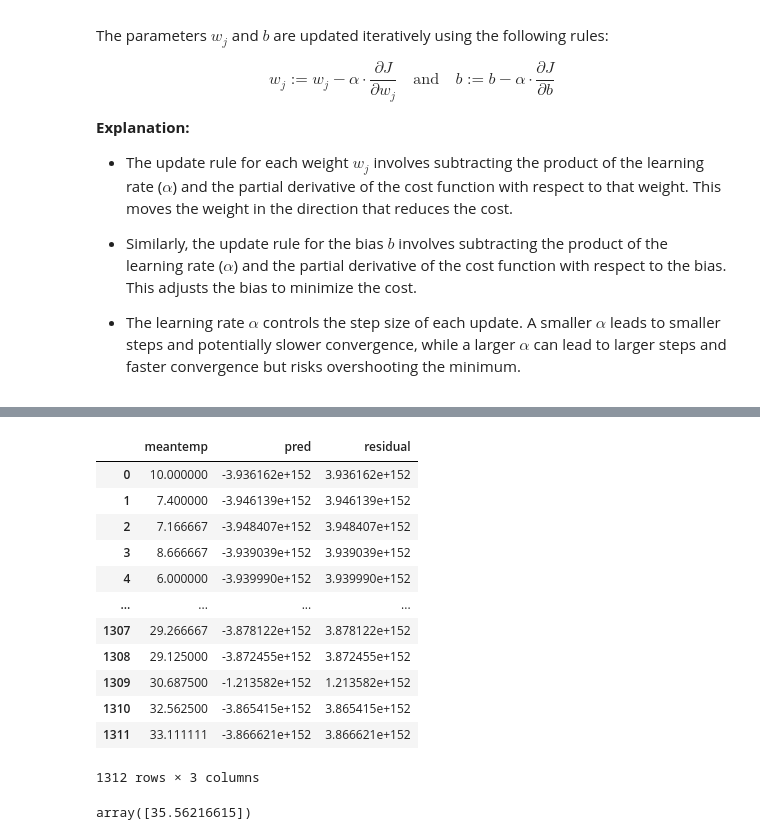
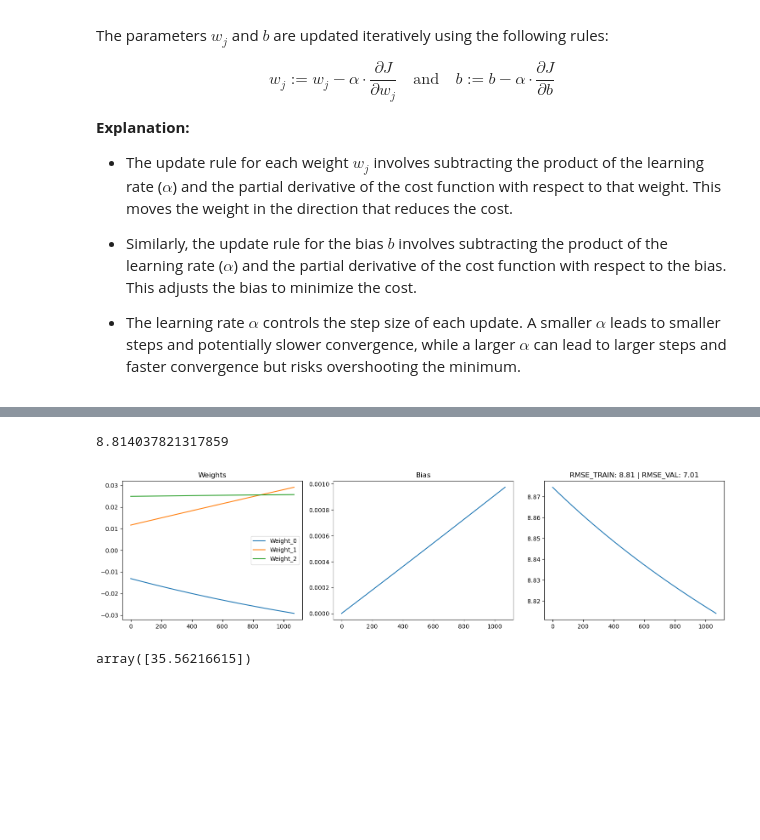
Before and after one commit to GuilhermeKnipl/Data-Science-Lab, a Jupyter notebook: DEEPL_From_Scratch/Simple_Grad.ipynb, the cells around one changed output, grey strips where cells are left out. Saved outputs shown, nothing was run; the diff lists cells and outputs as text; code cells hidden in the pictures; blank space fills up the shorter version.

```diff
--- a/DEEPL_From_Scratch/Simple_Grad.ipynb
+++ b/DEEPL_From_Scratch/Simple_Grad.ipynb
@@ -82,11 +96,11 @@ W_SIZE = len(list(features))
 
 weights = np.array([])
 bias = 0 #random.random()*0.001
+weights = [-0.01307698, 0.01161902, 0.02491889]
+#for w in range(W_SIZE):
+#    weights = np.append(weights,0.0001) #np.append(weights,random.random() * 0.000001)
 
-for w in range(W_SIZE):
-    weights = 0.0 #np.append(weights,random.random() * 0.000001)
-
-lr = 0.001
+lr = 0.000001
 
 m, n = X_train.shape
 x = X_train.values
@@ -98,7 +112,7 @@ bias_hist = []
 loss_hist = []
 
 
-for epoch in range(50):
+for epoch in range(1070):
         if np.any(np.isnan(weights)) or np.any(np.isinf(weights)):
             print("Numerical instability detected")
             break
@@ -109,8 +123,8 @@ for epoch in range(50):
 
         mse  = np.mean((pred - y)**2)
         rmse = np.sqrt(mse)
-        if epoch % 50 == 0:
-            print("RMSE", rmse)
+        if epoch % 100 == 0:
+            print("MSE", mse)
 
 
 
@@ -121,7 +135,7 @@ for epoch in range(50):
         weights -= lr * dw
         bias -= lr * db
 
-        cost_hist.append(error)
+        cost_hist.append(mse)
         weight_hist.append(weights.copy())
         bias_hist.append(bias)
         loss_hist.append(rmse)
@@ -140,23 +159,28 @@ plt.plot(np.arange(len(weight_hist)),weight_hist)
+# %%
+loss_hist[len(loss_hist)-1]
+# %% [output]
+8.814037821317859
 # %%
-pred_last_train = X_train.dot(weights) + bias
-grad_results = y_train.copy()
+pred_last_train = X_val.dot(weights) + bias
+grad_results = y_val.copy()
 grad_results['pred'] = pred_last_train
-grad_results['residual'] = y - grad_results['pred']
-grad_results
+grad_results['residual'] = y_val.iloc[:,0] - grad_results['pred']
+val_rmse = root_mean_squared_error(grad_results['meantemp'],grad_results['pred'])
-# %% [output]
-|  | meantemp | pred | residual |
-| 0 | 10.000000 | -3.936162e+152 | 3.936162e+152 |
-| 1 | 7.400000 | -3.946139e+152 | 3.946139e+152 |
-| 2 | 7.166667 | -3.948407e+152 | 3.948407e+152 |
-| 3 | 8.666667 | -3.939039e+152 | 3.939039e+152 |
-| 4 | 6.000000 | -3.939990e+152 | 3.939990e+152 |
-| ... | ... | ... | ... |
-| 1307 | 29.266667 | -3.878122e+152 | 3.878122e+152 |
-| 1308 | 29.125000 | -3.872455e+152 | 3.872455e+152 |
-| 1309 | 30.687500 | -1.213582e+152 | 1.213582e+152 |
-| 1310 | 32.562500 | -3.865415e+152 | 3.865415e+152 |
-| 1311 | 33.111111 | -3.866621e+152 | 3.866621e+152 |
-1312 rows × 3 columns
+# %%
+fig, ax =plt.subplots(1,3 , figsize=(15,4))
+ax[0].set_title("Weights")
+for w in range(W_SIZE):
+    ax[0].plot([entry[w] for entry in weight_hist], label=f'Weight_{w}')
+ax[0].legend()
+
+ax[1].set_title("Bias")
+ax[1].plot(np.arange(len(loss_hist)),bias_hist)
+ax[2].set_title(f"RMSE_TRAIN: {round(loss_hist[len(loss_hist)-1],2)} | RMSE_VAL: {round(val_rmse,2)}")
+ax[2].plot(np.arange(len(loss_hist)),loss_hist)
+plt.tight_layout()
+plt.show()
+# %% [output]
+[figure, new version]
 # %%
 y_pred, intercept , coef = regression.multiple_regression(X_train,y_train, return_params=True)
 
```
Also changed, not shown: parts of 10 cells of this notebook.
